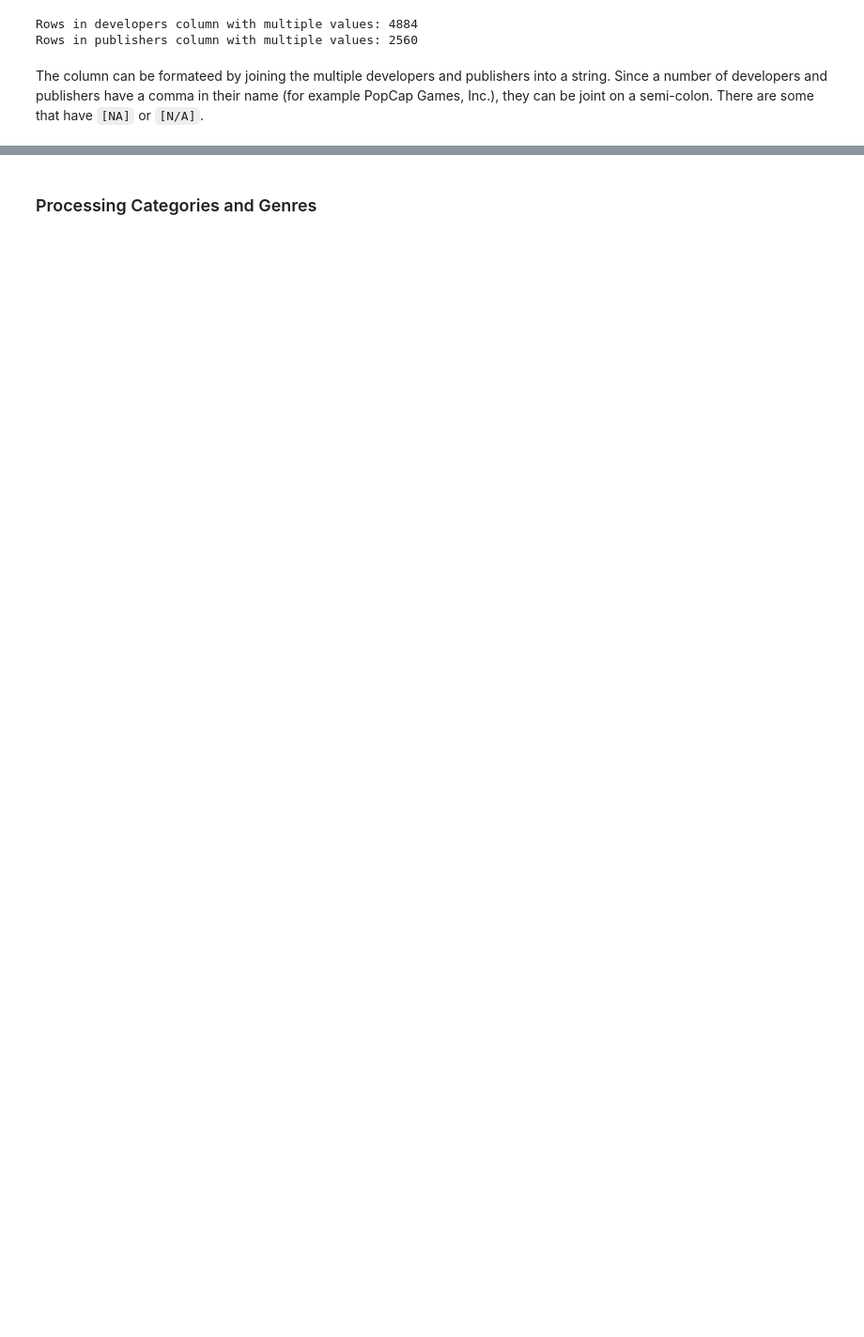
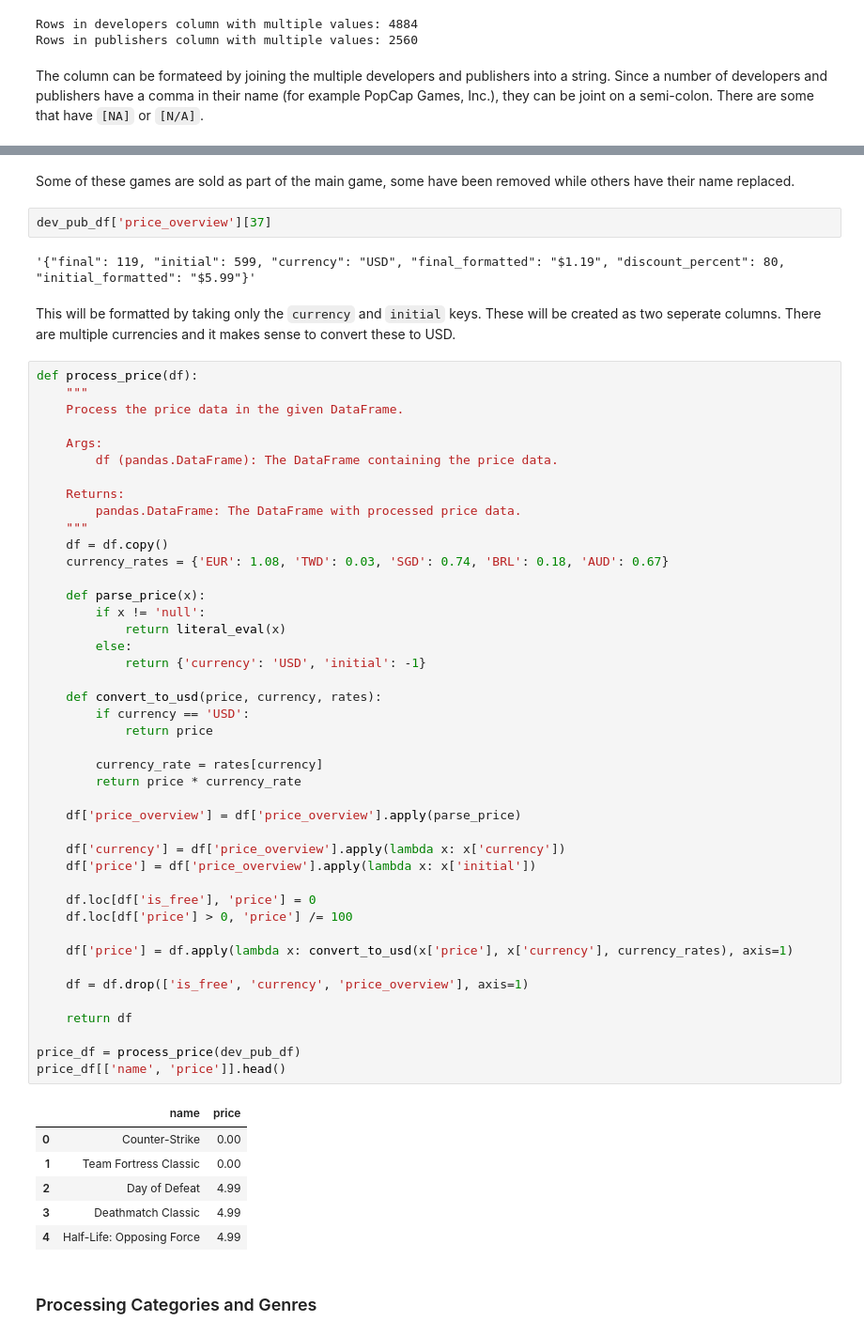
Before and after one commit to DataForgeOpenAIHub/Steam-Sales-Analysis, a Jupyter notebook: steam_sales/notebooks/steam_data_cleaning.ipynb, the cells around one changed output, grey strips where cells are left out. Shown at 94% size. Cells and saved outputs as stored; diff of their text form; blank space fills up the shorter version.

```diff
--- a/steam_sales/notebooks/steam_data_cleaning.ipynb
+++ b/steam_sales/notebooks/steam_data_cleaning.ipynb
@@ -392,2 +406,60 @@ dev_pub_df[['name', 'appid', 'developer', 'publisher']].head()
+# %% [markdown]
+Some of these games are sold as part of the main game, some have been removed while others have their name replaced.
+# %%
+dev_pub_df['price_overview'][37]
+# %% [output]
+'{"final": 119, "initial": 599, "currency": "USD", "final_formatted": "$1.19", "discount_percent": 80, "initial_formatted": "$5.99"}'
+# %% [markdown]
+This will be formatted by taking only the `currency` and `initial` keys. These will be created as two seperate columns. There are multiple currencies and it makes sense to convert these to USD.
+# %%
+def process_price(df):
+    """
+    Process the price data in the given DataFrame.
+
+    Args:
+        df (pandas.DataFrame): The DataFrame containing the price data.
+
+    Returns:
+        pandas.DataFrame: The DataFrame with processed price data.
+    """
+    df = df.copy()
+    currency_rates = {'EUR': 1.08, 'TWD': 0.03, 'SGD': 0.74, 'BRL': 0.18, 'AUD': 0.67}
+
+    def parse_price(x):
+        if x != 'null':
+            return literal_eval(x)
+        else:
+            return {'currency': 'USD', 'initial': -1}
+
+    def convert_to_usd(price, currency, rates):
+        if currency == 'USD':
+            return price
+
+        currency_rate = rates[currency]
+        return price * currency_rate
+
+    df['price_overview'] = df['price_overview'].apply(parse_price)
+
+    df['currency'] = df['price_overview'].apply(lambda x: x['currency'])
+    df['price'] = df['price_overview'].apply(lambda x: x['initial'])
+
+    df.loc[df['is_free'], 'price'] = 0
+    df.loc[df['price'] > 0, 'price'] /= 100
+
+    df['price'] = df.apply(lambda x: convert_to_usd(x['price'], x['currency'], currency_rates), axis=1)
+
+    df = df.drop(['is_free', 'currency', 'price_overview'], axis=1)
+
+    return df
+
+price_df = process_price(dev_pub_df)
+price_df[['name', 'price']].head()
+# %% [output]
+|  | name | price |
+| 0 | Counter-Strike | 0.00 |
+| 1 | Team Fortress Classic | 0.00 |
+| 2 | Day of Defeat | 4.99 |
+| 3 | Deathmatch Classic | 4.99 |
+| 4 | Half-Life: Opposing Force | 4.99 |
 # %% [markdown]
 ### Processing Categories and Genres
```
Also changed, not shown: parts of 20 cells of this notebook.
